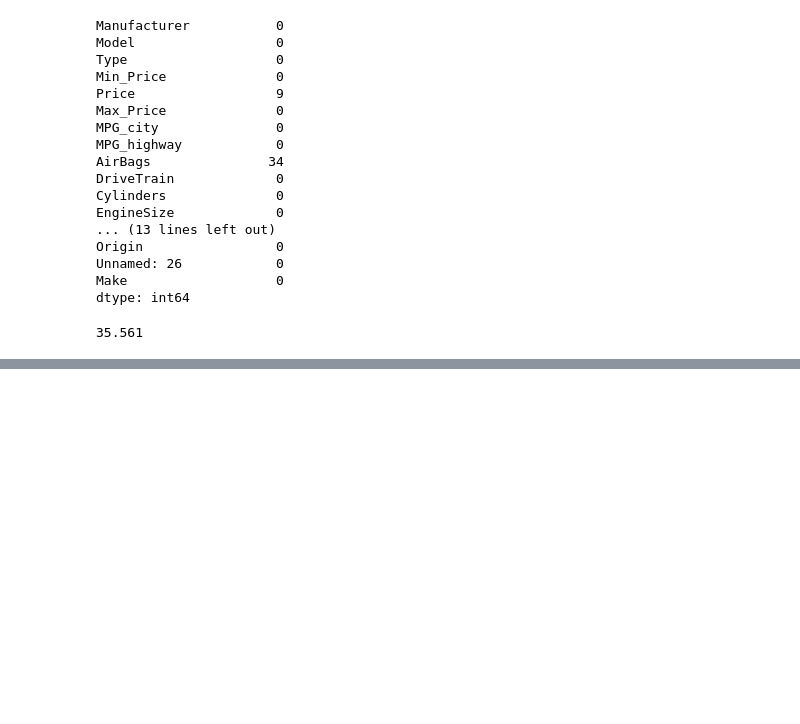
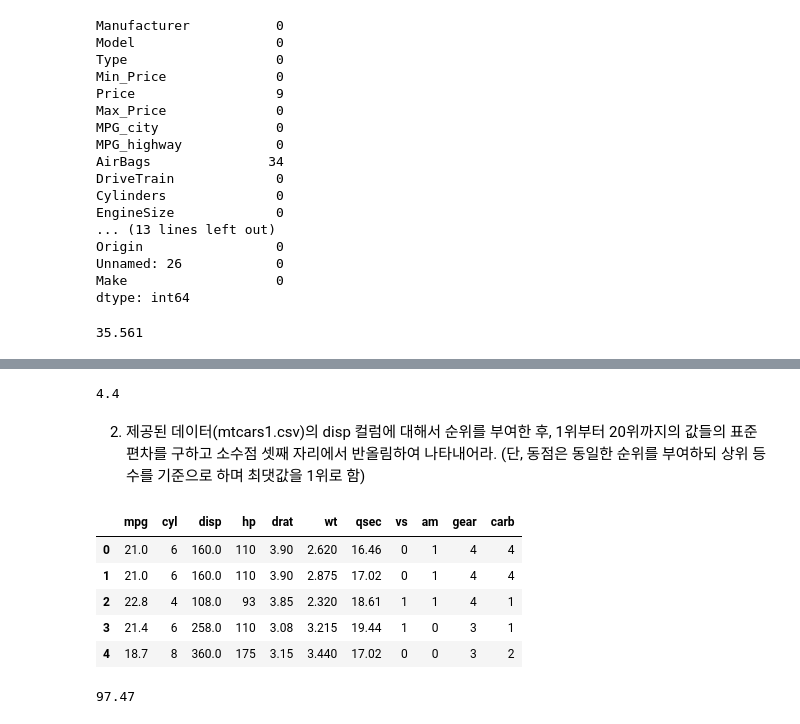
Before and after one commit to taek5000/BigDataAnalysis, a Jupyter notebook: practice.ipynb, the cells around one changed output, grey strips where cells are left out. Cells and saved outputs as stored; diff of their text form; code cells hidden in the pictures; blank space fills up the shorter version.

```diff
--- a/practice.ipynb
+++ b/practice.ipynb
@@ -380,0 +495,18 @@ print(result)
+# %%
+# 결과 추출
+print(result)
+# %% [output]
+4.4
+# %% [markdown]
+02. 제공된 데이터(mtcars1.csv)의 disp 컬럼에 대해서 순위를 부여한 후, 1위부터 20위까지의 값들의 표준편차를 구하고 소수점 셋째 자리에서 반올림하여 나타내어라. (단, 동점은 동일한 순위를 부여하되 상위 등수를 기준으로 하며 최댓값을 1위로 함)
+# %%
+import pandas as pd
+mtcars1 = pd.read_csv('./data/mtcars1.csv')
+mtcars1.head()
+# %% [output]
+|  | mpg | cyl | disp | hp | drat | wt | qsec | vs | am | gear | carb |
+| 0 | 21.0 | 6 | 160.0 | 110 | 3.90 | 2.620 | 16.46 | 0 | 1 | 4 | 4 |
+| 1 | 21.0 | 6 | 160.0 | 110 | 3.90 | 2.875 | 17.02 | 0 | 1 | 4 | 4 |
+| 2 | 22.8 | 4 | 108.0 | 93 | 3.85 | 2.320 | 18.61 | 1 | 1 | 4 | 1 |
+| 3 | 21.4 | 6 | 258.0 | 110 | 3.08 | 3.215 | 19.44 | 1 | 0 | 3 | 1 |
+| 4 | 18.7 | 8 | 360.0 | 175 | 3.15 | 3.440 | 17.02 | 0 | 0 | 3 | 2 |
@@ -380,0 +525,5 @@ print(result)
+# %%
+# 결과 출력
+print(result)
+# %% [output]
+97.47
```
Also changed, not shown: parts of 52 cells of this notebook, 4 other files.
